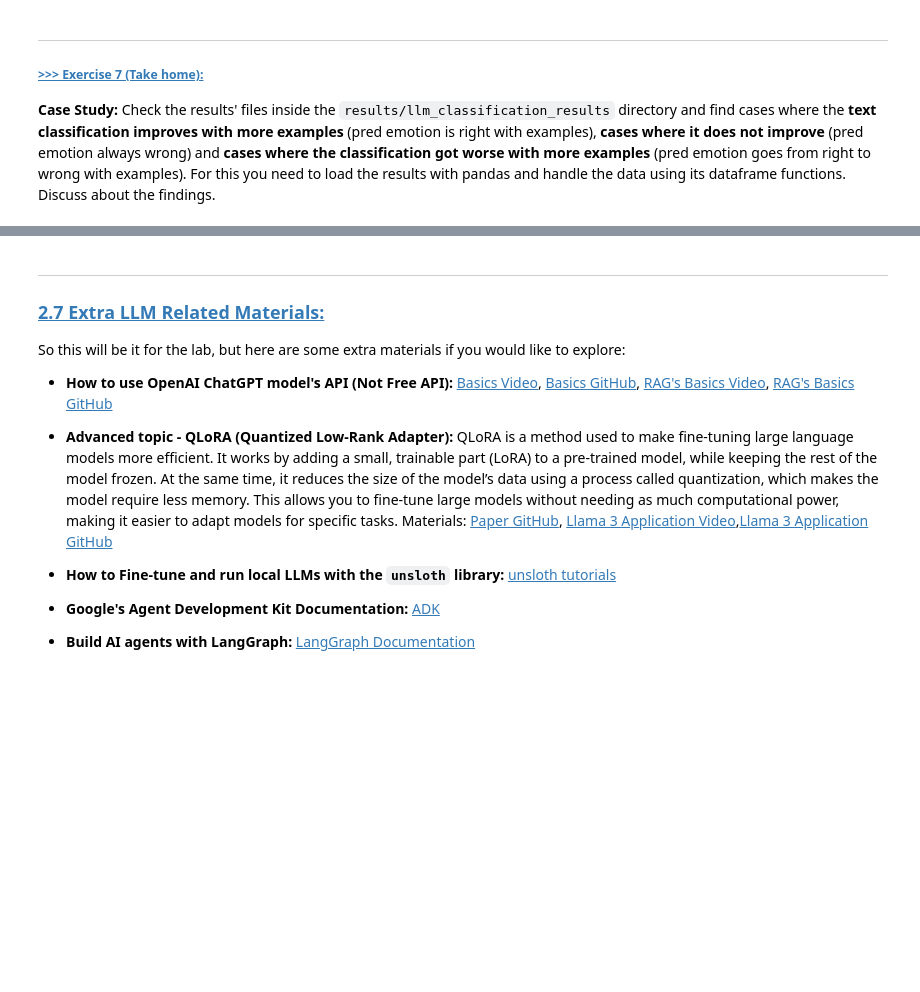
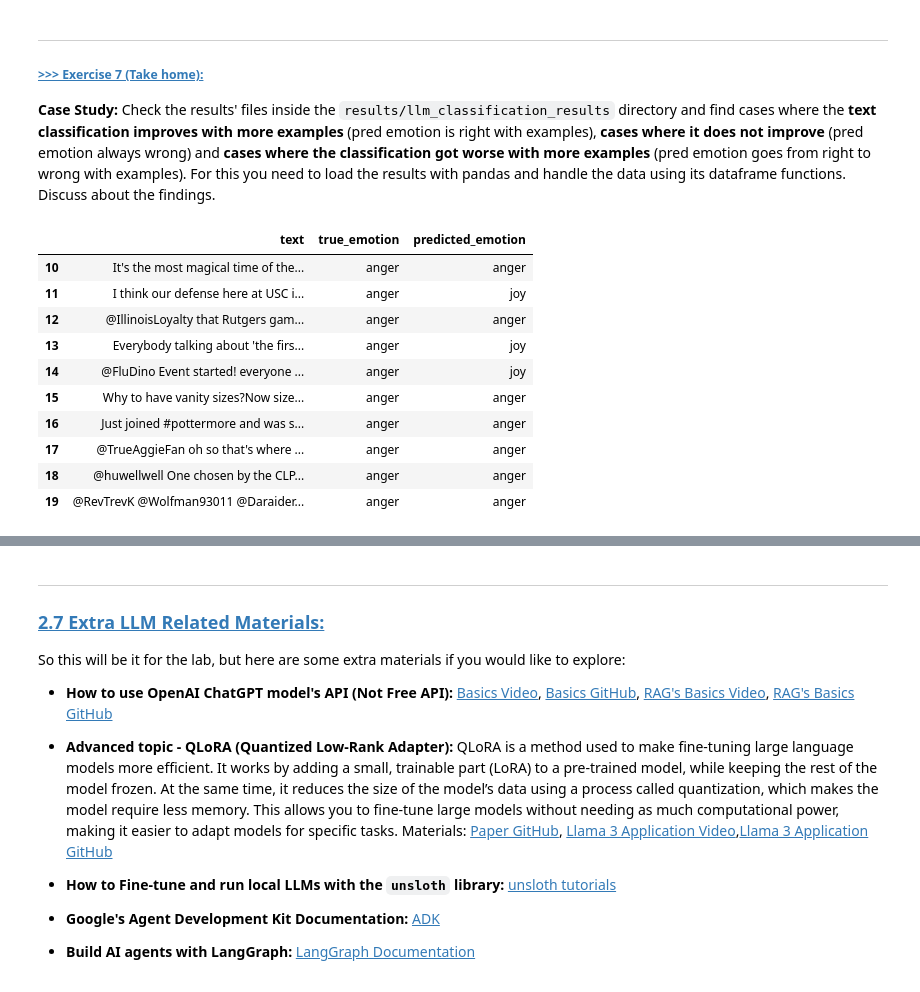
Before and after one commit to lu1hOAO/DM2025-Lab2-Exercise, a Jupyter notebook: DM2025-Lab2-Master-Phase_2_Main.ipynb, the cells around one changed output, grey strips where cells are left out. Saved outputs shown, nothing was run; the diff lists cells and outputs as text; code cells hidden in the pictures; blank space fills up the shorter version.

```diff
--- a/DM2025-Lab2-Master-Phase_2_Main.ipynb
+++ b/DM2025-Lab2-Master-Phase_2_Main.ipynb
@@ -1783,0 +1819,19 @@ Compare and discuss the overall results of the zero-shot, 1-shot and 5-shot clas
+# %%
+# Answer here
+df0 = pd.read_csv("results/llm_classification_results/results_samples_20_shots_0.csv")
+df1 = pd.read_csv("results/llm_classification_results/results_samples_20_shots_1.csv")
+df5 = pd.read_csv("results/llm_classification_results/results_samples_20_shots_5.csv")
+# %%
+df0[10:20]
+# %% [output]
+|  | text | true_emotion | predicted_emotion |
+| 10 | It's the most magical time of the... | anger | anger |
+| 11 | I think our defense here at USC i... | anger | joy |
+| 12 | @IllinoisLoyalty that Rutgers gam... | anger | anger |
+| 13 | Everybody talking about 'the firs... | anger | joy |
+| 14 | @FluDino Event started! everyone ... | anger | joy |
+| 15 | Why to have vanity sizes?Now size... | anger | anger |
+| 16 | Just joined #pottermore and was s... | anger | anger |
+| 17 | @TrueAggieFan oh so that's where ... | anger | anger |
+| 18 | @huwellwell One chosen by the CLP... | anger | anger |
+| 19 | @RevTrevK @Wolfman93011 @Daraider... | anger | anger |
```
Also changed, not shown: parts of 25 cells of this notebook, 8 other files.
